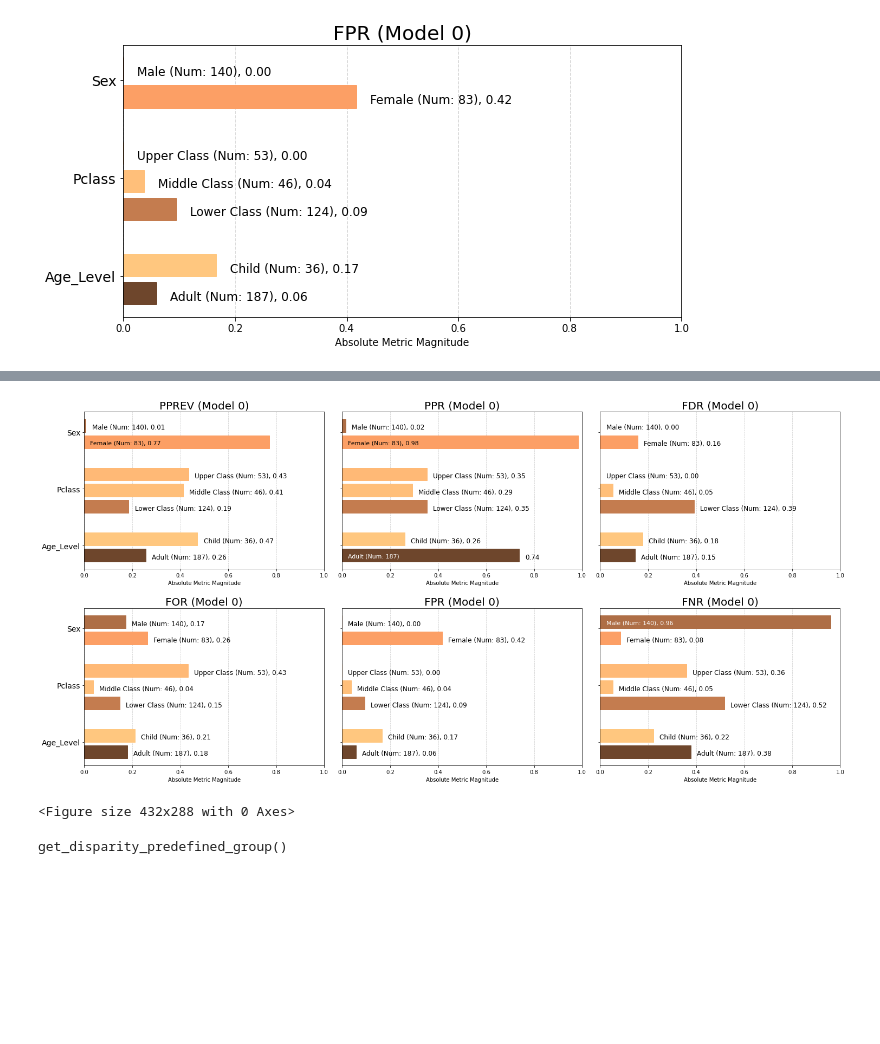
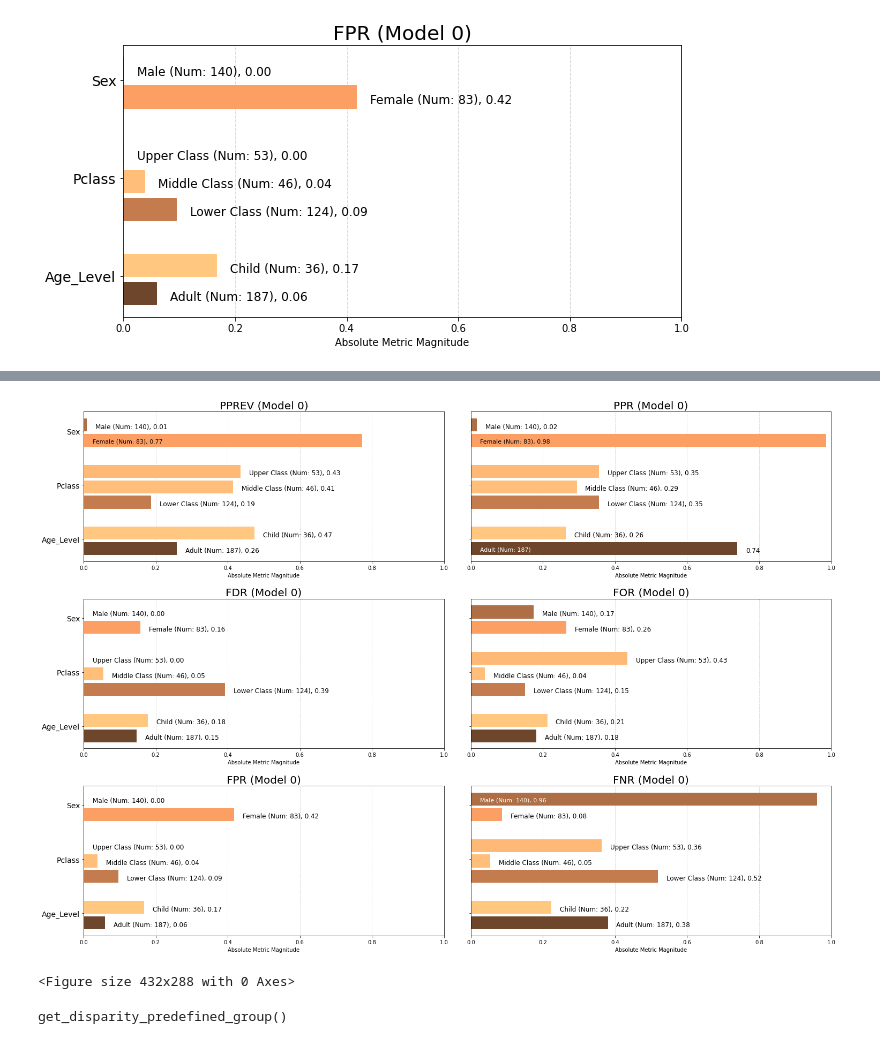
Before and after one commit to FauxGrit/Titanic-Fairness, a Jupyter notebook: Fairness_Tutorial.ipynb, the cells around one changed output, grey strips where cells are left out. Drawn from its saved outputs; the diff is of its cells as text; code cells hidden in the pictures; blank space fills up the shorter version.

```diff
--- a/Fairness_Tutorial.ipynb
+++ b/Fairness_Tutorial.ipynb
@@ -386,8 +386,8 @@ p = aqp.plot_group_metric_all(xtab, metrics=['ppr','pprev','fnr','fpr'], ncols=4
 <Figure size 432x288 with 0 Axes>
 # %%
-a = aqp.plot_group_metric_all(xtab, ncols=3)
+a = aqp.plot_group_metric_all(xtab, ncols=2)
 # %% [output]
-[figure, old version]
+[figure, new version]
 <Figure size 432x288 with 0 Axes>
 # %%
 bdf = b.get_disparity_predefined_groups(xtab, original_df=dfA, ref_groups_dict={'Sex':'Male', 'Pclass':'Upper Class', 'Age_Level':'Adult'}, alpha=0.05, mask_significance=True)
```
Also changed, not shown: parts of 38 cells of this notebook.
